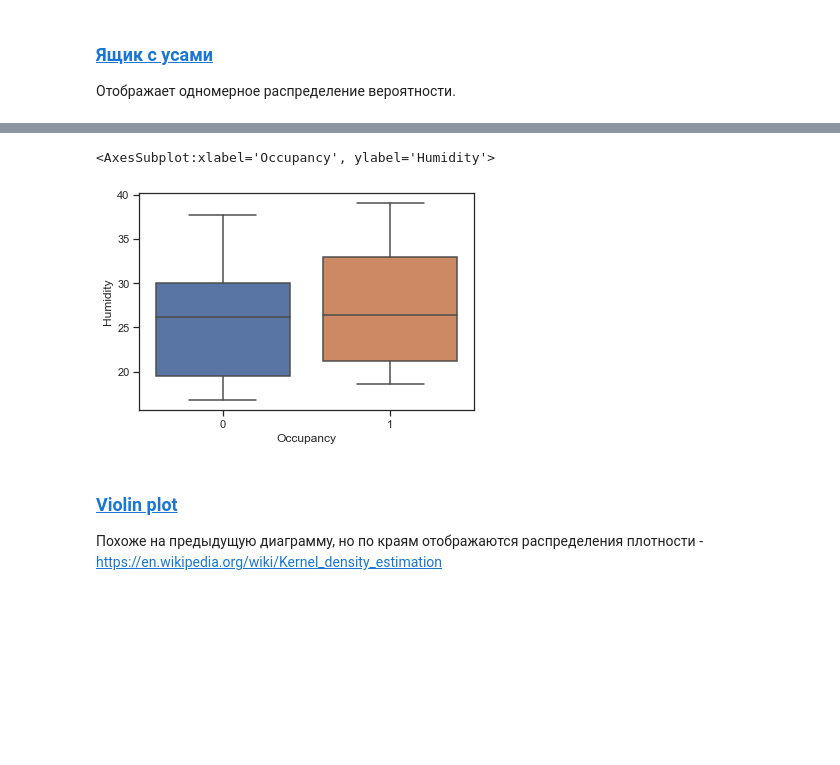
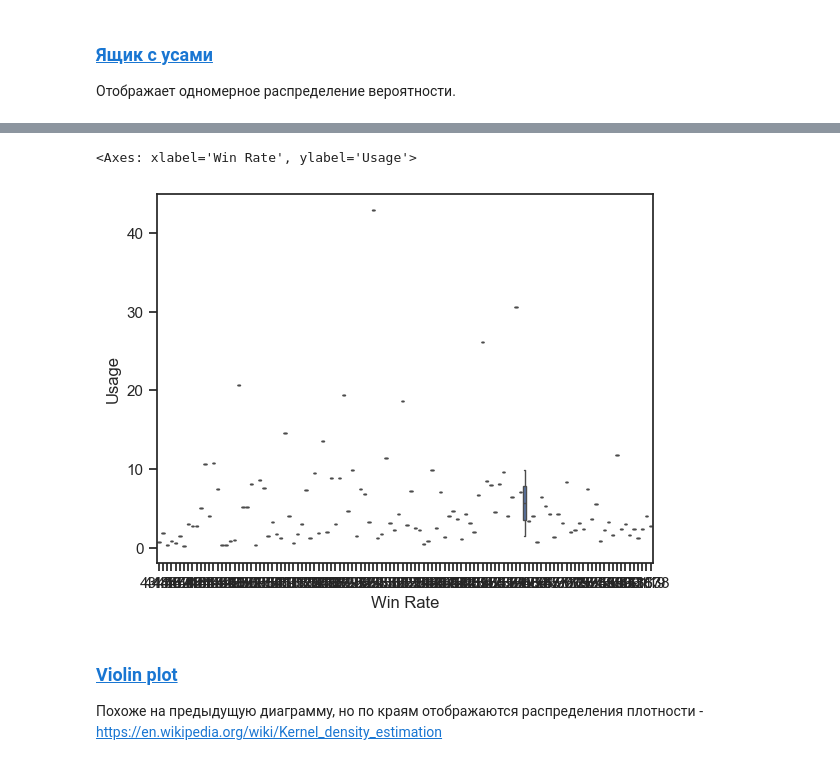
Before and after one commit to Bizerman/TMO, a Jupyter notebook: ClashRoyal_visualization.ipynb, the cells around one changed output, grey strips where cells are left out. Cells and saved outputs as stored; diff of their text form; code cells hidden in the pictures; blank space fills up the shorter version.

```diff
--- a/ClashRoyal_visualization.ipynb
+++ b/ClashRoyal_visualization.ipynb
@@ -42,6 +42,6 @@ sns.set(style="ticks")
 # %%
 # Будем анализировать данные только на обучающей выборке
-data = pd.read_csv('data/datatraining.txt', sep=",")
+data = pd.read_csv('clash_royale_cards.csv', sep=",")
 # %% [markdown]
 # 2) Основные характеристики датасета
 # %%
@@ -202,9 +215,9 @@ sns.boxplot(y=data['Humidity'])
 # %%
 # Распределение параметра Humidity сгруппированные по Occupancy.
-sns.boxplot(x='Occupancy', y='Humidity', data=data)
+sns.boxplot(x='Win Rate', y='Usage', data=data)
 # %% [output]
-<AxesSubplot:xlabel='Occupancy', ylabel='Humidity'>
+<Axes: xlabel='Win Rate', ylabel='Usage'>
-[figure, old version]
+[figure, new version]
 # %% [markdown]
 ### [Violin plot](https://en.wikipedia.org/wiki/Violin_plot)
 Похоже на предыдущую диаграмму, но по краям отображаются распределения плотности - https://en.wikipedia.org/wiki/Kernel_density_estimation
```
Also changed, not shown: parts of 36 cells of this notebook.
